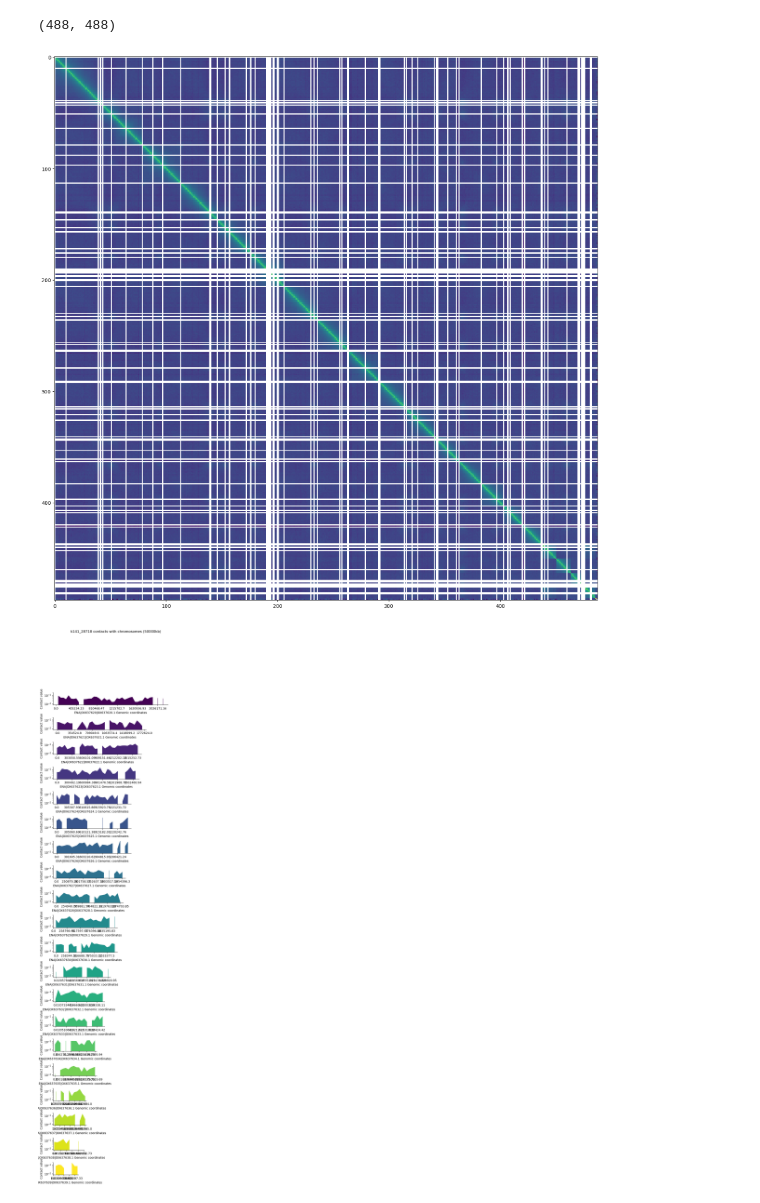
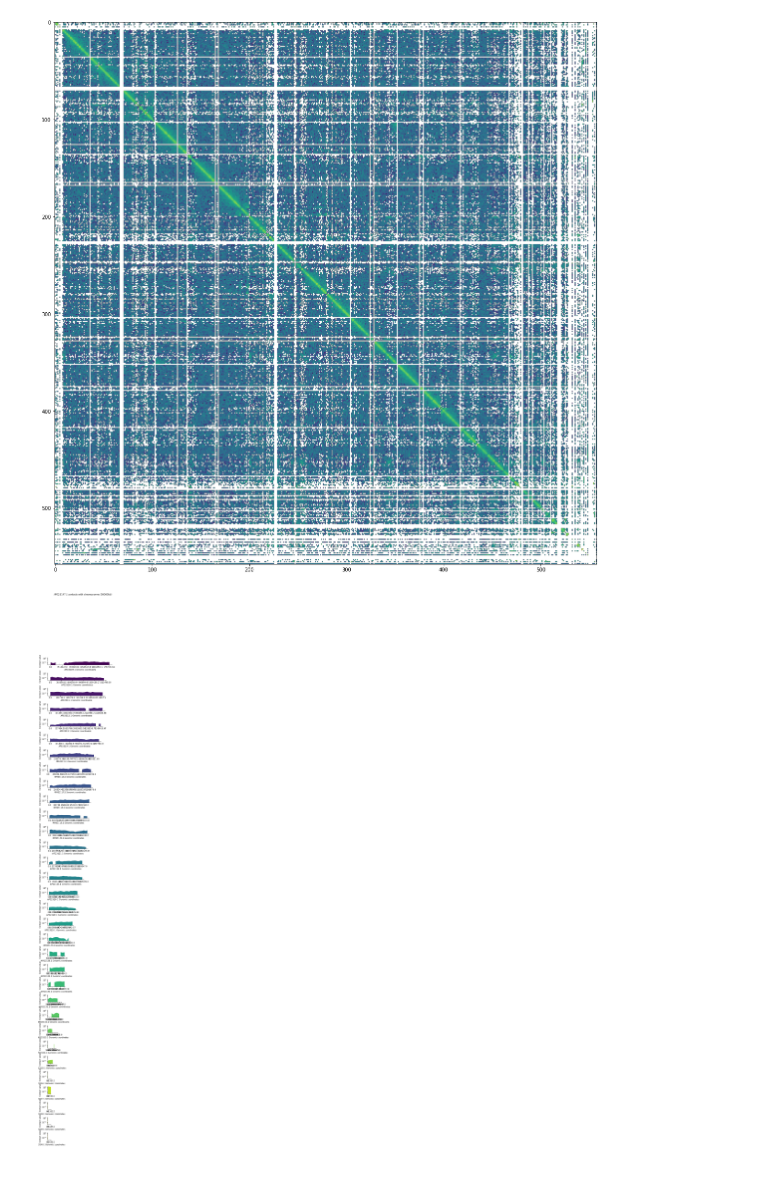
Before and after one commit to Mae-4815162342/kontiguity, a Jupyter notebook: display_tests.ipynb, the cells around one changed output. Drawn from its saved outputs; the diff is of its cells as text; code cells hidden in the pictures; blank space fills up the shorter version.

Commit message:
plasmid_and_expression

```diff
--- a/display_tests.ipynb
+++ b/display_tests.ipynb
@@ -398,7 +248,9 @@ def plot_contig_4C(cool_path, binning, chromosomes_list, contigs_selection, cent
 # dataset
 #folder_path = "/media/sardine/data_2/Eukaroytic_plasmids_manual_research/mcools/"
 #folder_path = "/mnt/c/Users/maely/Desktop/Thèse/E_histolytica_data/"
-folder_path = "/mnt/c/Users/maely/Desktop/Thèse/T_pullulans_data/"
+#folder_path = "/mnt/c/Users/maely/Desktop/Thèse/T_pullulans_data/"
+folder_path = "/media/sardine/data_2/Eukaroytic_plasmids_manual_research/T_pullulans_data/"
+folder_path = "/media/sardine/data_2/Eukaroytic_plasmids_manual_research/E_histolytica_data/"
 mcools = [file.replace(".mcool", "") for file in os.listdir(folder_path) if ".mcool" in file]
 mitochondrias = [
     "ENA|OX637640|OX637640.1",
@@ -425,35 +277,33 @@ mitochondrias = [
 ]
 binning = 50000
 # %%
-#plasmid = "AP023147.1"
-plasmid = "k141_28718"
+plasmid = "AP023147.1"
+#plasmid = "k141_28718"
 chrom_start = "ENA"
 for library in mcools:
     cool_file = f"{folder_path}/{library}.mcool"
     #plot_outpath = f"/media/sardine/data_2/Eukaroytic_plasmids_manual_research/contact_plots/{library}"
     plot_outpath = folder_path
     if library == "Ganoderma_resinaceum_contigs_1" or library == "Entamoeba_gingivivalis":# or os.path.exists(f"{plot_outpath}/matrix_{binning}.png"):
         continue
     if not os.path.exists(plot_outpath):
         os.mkdir(plot_outpath)
     cool = cooler.Cooler(f"{cool_file}::resolutions/{binning}")
     chromosomes = np.array([ chrom for chrom in list(cool.chromsizes.keys()) if chrom[:3] == chrom_start or (chrom[:3] != "ERR" and chrom[0] != "k" and chrom[:3] != "tig" and chrom != plasmid)])
     contigs_selection = [chrom for chrom in cool.chromnames if chrom not in chromosomes] if plasmid not in cool.chromnames else [plasmid]
     plt.figure(figsize=(20,20))
     selected_indexes = np.concatenate([
         [i + cool.offset(chrom) for i in range(cool.chromsizes[chrom]//binning + 1)]
         for chrom in np.concatenate([chromosomes, contigs_selection])
     ])
     matrix = cool.matrix()[:][selected_indexes][:, selected_indexes]
-    print(matrix.shape)
     plt.imshow(np.log10(matrix))
     plt.savefig(f"{plot_outpath}/matrix_{binning}.png")
     plt.savefig(f"{plot_outpath}/matrix_{binning}.pdf")
     plot_contig_4C(cool_file, binning, chromosomes, contigs_selection, outpath = plot_outpath, mitochondrias = mitochondrias)
 # %% [output]
-(488, 488)
-[figure, old version]
+[figure, new version]
-[figure, old version]
+[figure, new version]
 # %%
 def make_mini_matrix(cool_file, chrom_list = [], balance = True):
     chroms = cool_file.chromnames if len(chrom_list) == 0 else chrom_list
```
Also changed, not shown: parts of 4 cells of this notebook, 1 other file.
